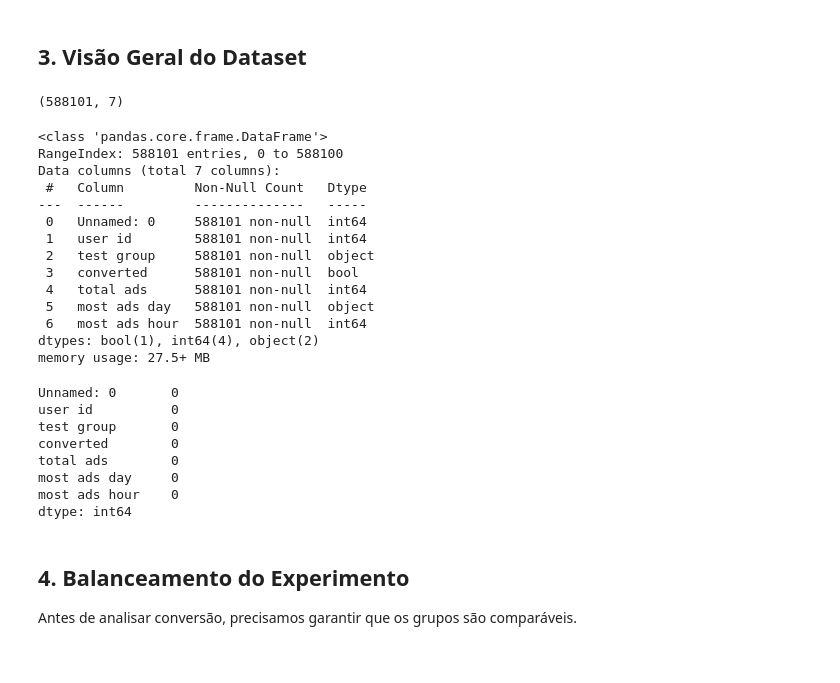
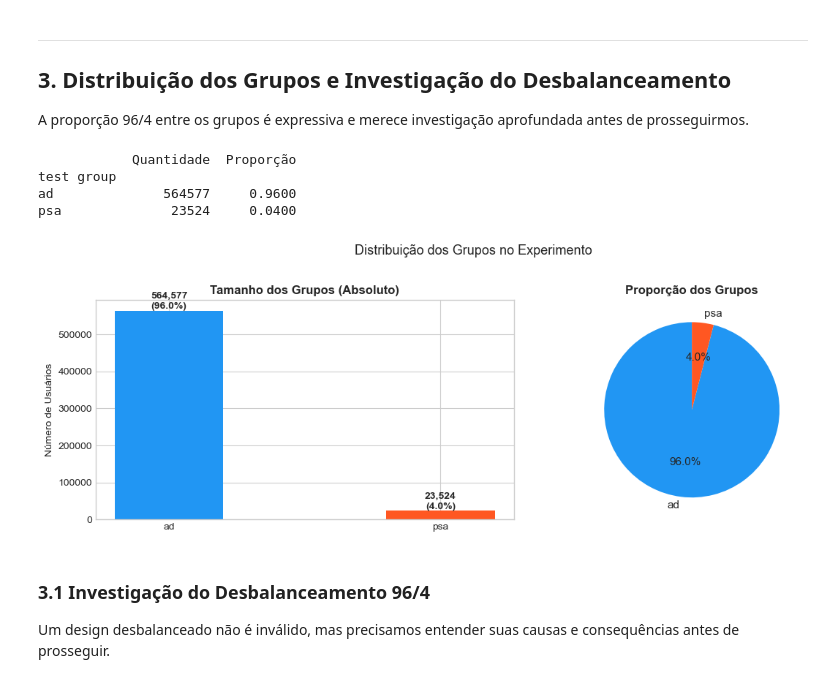
Before and after one commit to Leticia0587/marketing-ab-testing-statistical-inference, a Jupyter notebook: notebooks/01_exploratory_analysis.ipynb, the cells around one changed output. Drawn from its saved outputs; the diff is of its cells as text; code cells hidden in the pictures.

```diff
--- a/notebooks/01_exploratory_analysis.ipynb
+++ b/notebooks/01_exploratory_analysis.ipynb
@@ -52,39 +216,46 @@ df.sample(10)
 # %% [markdown]
-## 3. Visão Geral do Dataset
+---
+## 3. Distribuição dos Grupos e Investigação do Desbalanceamento
+
+A proporção 96/4 entre os grupos é expressiva e merece investigação aprofundada antes de prosseguirmos.
 # %%
-df.shape
+contagem_grupos = df['test group'].value_counts()
+proporcao_grupos = df['test group'].value_counts(normalize=True)
+
+resumo_grupos = pd.DataFrame({
+    'Quantidade':  contagem_grupos,
+    'Proporção':   proporcao_grupos
+})
+print(resumo_grupos.to_string())
 # %% [output]
-(588101, 7)
+            Quantidade  Proporção
+test group
+ad              564577     0.9600
+psa              23524     0.0400
-# %%
-df.info()
-# %% [output]
-<class 'pandas.core.frame.DataFrame'>
-RangeIndex: 588101 entries, 0 to 588100
-Data columns (total 7 columns):
- #   Column         Non-Null Count   Dtype
----  ------         --------------   -----
- 0   Unnamed: 0     588101 non-null  int64
- 1   user id        588101 non-null  int64
- 2   test group     588101 non-null  object
- 3   converted      588101 non-null  bool
- 4   total ads      588101 non-null  int64
- 5   most ads day   588101 non-null  object
- 6   most ads hour  588101 non-null  int64
-dtypes: bool(1), int64(4), object(2)
-memory usage: 27.5+ MB
-# %%
-df.isnull().sum()
-# %% [output]
-Unnamed: 0       0
-user id          0
-test group       0
-converted        0
-total ads        0
-most ads day     0
-most ads hour    0
-dtype: int64
+# %%
+fig, axes = plt.subplots(1, 2, figsize=(12, 4))
+
+axes[0].bar(contagem_grupos.index, contagem_grupos.values,
+            color=['#2196F3', '#FF5722'], width=0.4)
+axes[0].set_title('Tamanho dos Grupos (Absoluto)', fontsize=12, fontweight='bold')
+axes[0].set_ylabel('Número de Usuários')
+for i, (g, v) in enumerate(contagem_grupos.items()):
+    axes[0].text(i, v + 5000, f'{v:,}\n({v/len(df):.1%})',
+                 ha='center', fontsize=10, fontweight='bold')
+
+axes[1].pie(contagem_grupos.values, labels=contagem_grupos.index,
+            autopct='%1.1f%%', colors=['#2196F3', '#FF5722'],
+            startangle=90, textprops={'fontsize': 11})
+axes[1].set_title('Proporção dos Grupos', fontsize=12, fontweight='bold')
+
+plt.suptitle('Distribuição dos Grupos no Experimento', fontsize=13, y=1.02)
+plt.tight_layout()
+plt.savefig('../outputs/group_distribution.png', dpi=150, bbox_inches='tight')
+plt.show()
+# %% [output]
+[figure, added]
 # %% [markdown]
-## 4. Balanceamento do Experimento
+### 3.1 Investigação do Desbalanceamento 96/4
 
-Antes de analisar conversão, precisamos garantir que os grupos são comparáveis.
+Um design desbalanceado não é inválido, mas precisamos entender suas causas e consequências antes de prosseguir.
 # %%
```
Also changed, not shown: parts of 55 cells of this notebook, 10 other files.
